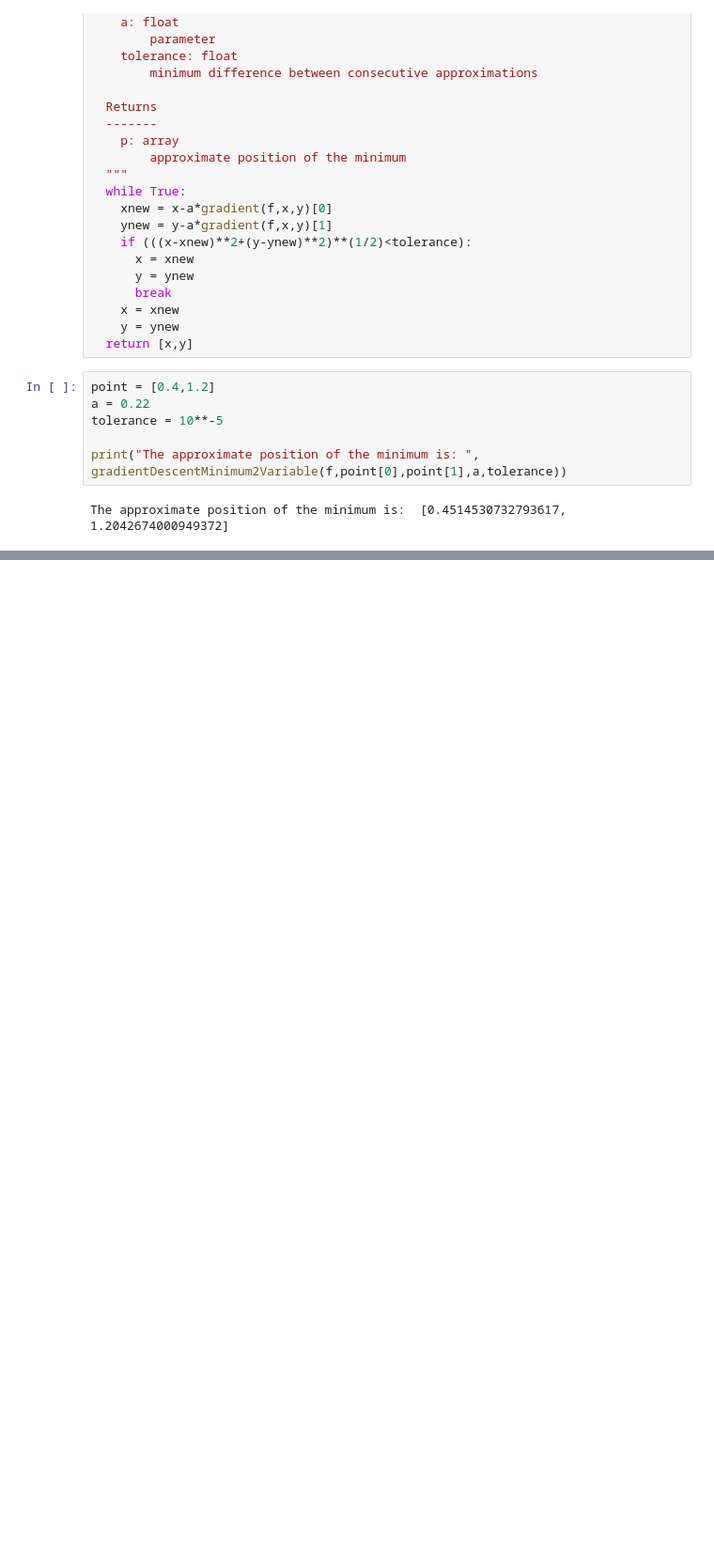
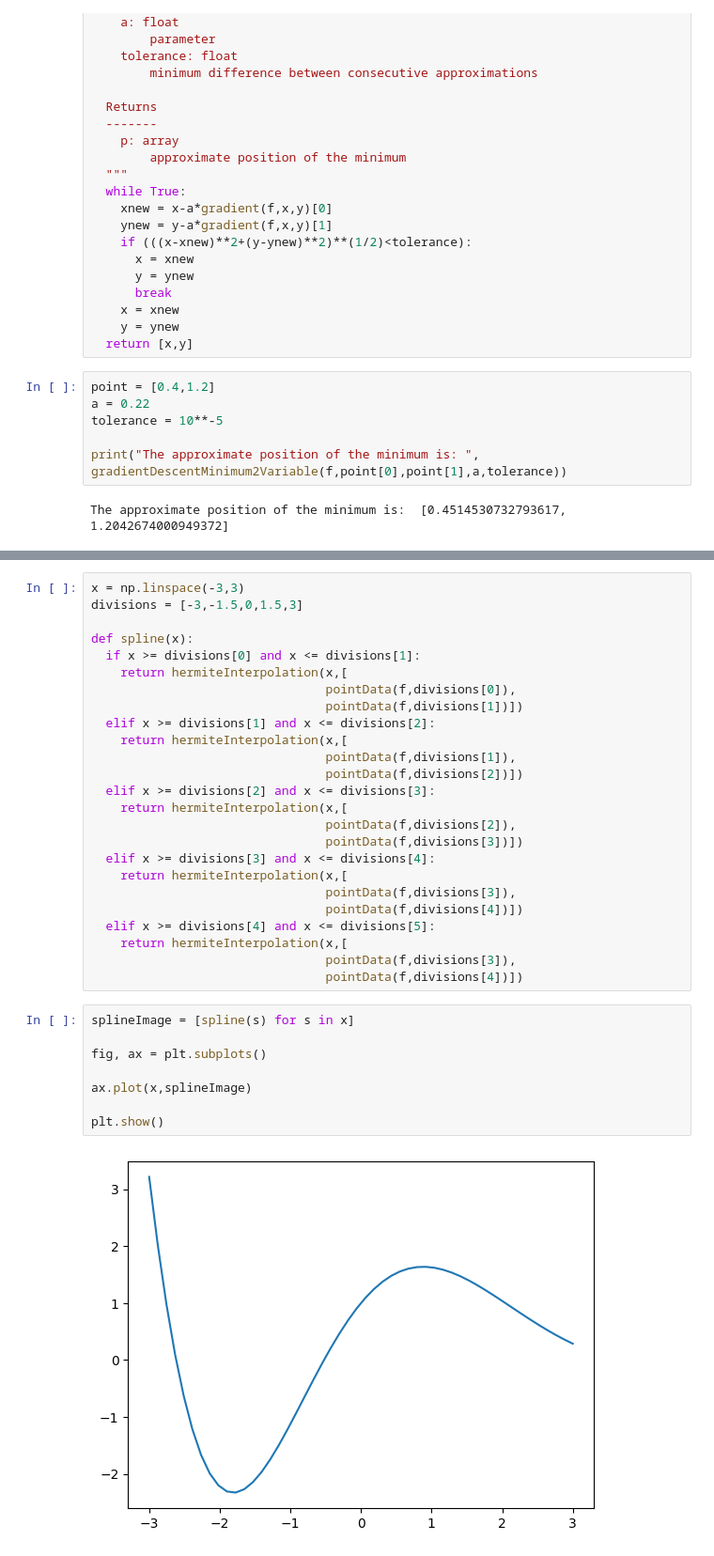
Before and after one commit to jcv00036/amn_p, a Jupyter notebook: Handout_3_Juan_Carrasco_Vico.ipynb, the cells around one changed output, grey strips where cells are left out. Shown at 94% size. Saved outputs shown, nothing was run; the diff lists cells and outputs as text; blank space fills up the shorter version.

```diff
--- a/Handout_3_Juan_Carrasco_Vico.ipynb
+++ b/Handout_3_Juan_Carrasco_Vico.ipynb
@@ -931,0 +1140,35 @@ The approximate position of the minimum is:  [0.4514530732793617, 1.204267400094
+# %%
+x = np.linspace(-3,3)
+divisions = [-3,-1.5,0,1.5,3]
+
+def spline(x):
+  if x >= divisions[0] and x <= divisions[1]:
+    return hermiteInterpolation(x,[
+                                pointData(f,divisions[0]),
+                                pointData(f,divisions[1])])
+  elif x >= divisions[1] and x <= divisions[2]:
+    return hermiteInterpolation(x,[
+                                pointData(f,divisions[1]),
+                                pointData(f,divisions[2])])
+  elif x >= divisions[2] and x <= divisions[3]:
+    return hermiteInterpolation(x,[
+                                pointData(f,divisions[2]),
+                                pointData(f,divisions[3])])
+  elif x >= divisions[3] and x <= divisions[4]:
+    return hermiteInterpolation(x,[
+                                pointData(f,divisions[3]),
+                                pointData(f,divisions[4])])
+  elif x >= divisions[4] and x <= divisions[5]:
+    return hermiteInterpolation(x,[
+                                pointData(f,divisions[3]),
+                                pointData(f,divisions[4])])
+# %%
+splineImage = [spline(s) for s in x]
+
+fig, ax = plt.subplots()
+
+ax.plot(x,splineImage)
+
+plt.show()
+# %% [output]
+[figure, added]
```
Also changed, not shown: parts of 27 cells of this notebook.
